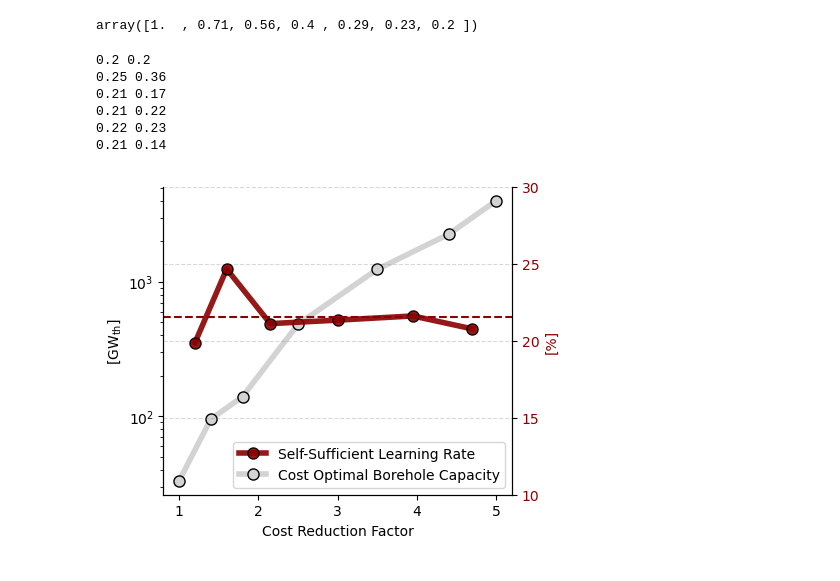
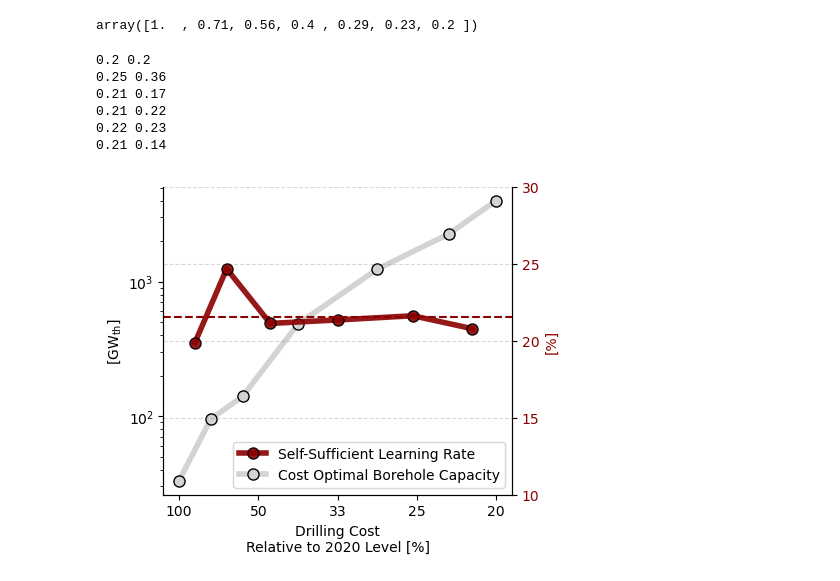
Before and after one commit to LukasFrankenQ/egs_market_integration, a Jupyter notebook: notebooks/new_main_plot.ipynb, the cells around one changed output. Saved outputs shown, nothing was run; the diff lists cells and outputs as text; code cells hidden in the pictures.

Commit message:
updated learning rate plot to new framing of cost progress

```diff
--- a/notebooks/new_main_plot.ipynb
+++ b/notebooks/new_main_plot.ipynb
@@ -441,31 +441,38 @@ ax2.tick_params(axis='y', labelcolor='darkred')
 ax2.yaxis.set_major_locator(LinearLocator(numticks=5))
 ax2.set_yticklabels(['10', '15', '20', '25', '30'])
 
 ax.set_ylabel(r'[GW$\mathregular{_{th}}$]')
 
 # ax.legend()
 handles, labels = ax2.get_legend_handles_labels()
 
 handles.append(Line2D([0], [0], color='lightgrey', lw=4, marker='o', markersize=8, markeredgewidth=1, markeredgecolor='k'))
 labels.append('Cost Optimal Borehole Capacity')
 
 
 ax2.legend(handles=handles, labels=labels, loc="lower right")
 
 ax.set_xlabel("Cost Reduction Factor")
 
 ax.set_yscale("log")
 
 ax.spines["top"].set_visible(False)
 ax2.spines["top"].set_visible(False)
 
+ax.set_xticklabels([])
+ax.set_xlabel("Drilling Cost\nRelative to 2020 Level [%]")
+ax.set_xticks(
+    [_ for _ in range(1, 6)],
+    ['100', '50', '33', '25', '20']
+    )
+
 plt.savefig("learning_rate.pdf")
 plt.show()
 # %% [output]
 0.2 0.2
 0.25 0.36
 0.21 0.17
 0.21 0.22
 0.22 0.23
 0.21 0.14
-[figure, old version]
+[figure, new version]
```
Also changed, not shown: parts of 1 cell of this notebook, 1 other file.
